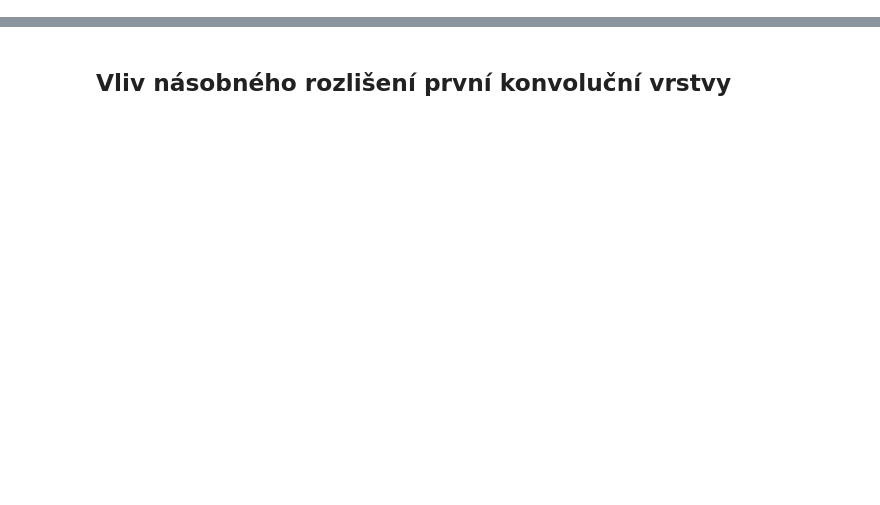
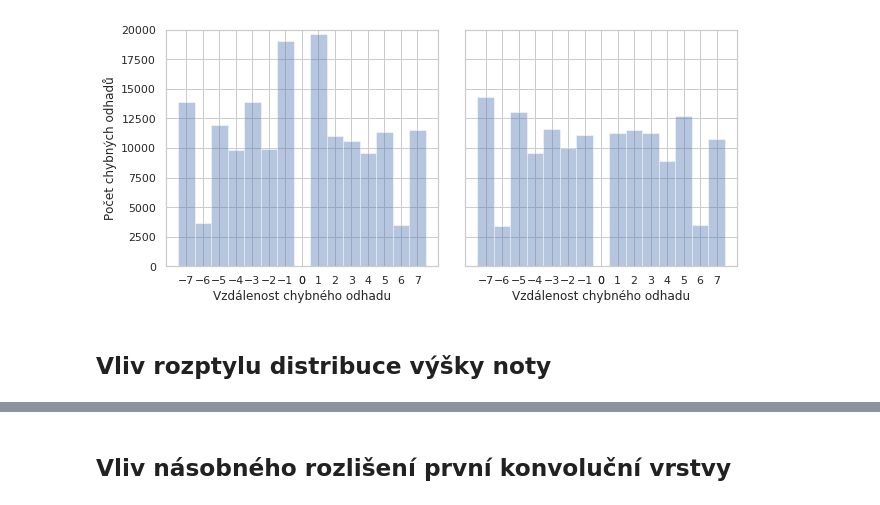
Before and after one commit to kukas/music-transcription, a Jupyter notebook: experiments_summary.ipynb, the cells around one changed output, grey strips where cells are left out. Saved outputs shown, nothing was run; the diff lists cells and outputs as text; code cells hidden in the pictures; blank space fills up the shorter version.

```diff
--- a/experiments_summary.ipynb
+++ b/experiments_summary.ipynb
@@ -54,0 +185,45 @@ plot_data(data, attr_names)
+# %%
+method = "test"
+est_suffix = ".csv"
+
+def get_diffs(path):
+    diffs = []
+    for prefix, split, dataset_name, ref_paths, est_paths in evaluation.paths_iterator(method, path, est_suffix):
+        for filename, (ref_time, ref_freq, est_time, est_freq) in evaluation.load_melody_paths(ref_paths, est_paths):
+            ref_notes = datasets.common.hz_to_midi_safe(ref_freq)
+            est_notes = datasets.common.hz_to_midi_safe(np.abs(est_freq))
+            diff = (est_notes - ref_notes)[(ref_freq > 0) & (est_freq > 0)]
+            filtered_diff = diff[np.abs(diff) > 0.5]
+            diffs.append(filtered_diff)
+    return diffs
+
+diffs1 = get_diffs(paths[2])
+diffs2 = get_diffs(paths[5])
+# %%
+sns.set(rc={'figure.figsize': (9, 4)})
+sns.set(style="whitegrid")
+fig, axs = plt.subplots(ncols=2)
+# ax = fig.add_subplot(111)
+
+bins = np.arange(-7, 9)
+midbins = bins - 0.5
+bins[-1] = 0
+axs[0].set_ylim(0, 20000)
+axs[1].set_ylim(0, 20000)
+axs[1].yaxis.set_ticklabels([])
+axs[0].set_xticks(bins)
+axs[1].set_xticks(bins)
+
+plt.tight_layout()
+axs[0].set_xlabel("Vzdálenost chybného odhadu")
+axs[1].set_xlabel("Vzdálenost chybného odhadu")
+axs[0].set_ylabel("Počet chybných odhadů")
+
+sns.distplot(np.concatenate(diffs1), kde=False, bins=midbins, ax=axs[0])
+sns.distplot(np.concatenate(diffs2), kde=False, bins=midbins, ax=axs[1])
+
+fig.savefig("figures/crepe_diskretizace_hist.pdf", bbox_inches="tight")
+# %% [output]
+[figure, added]
+# %% [markdown]
+## Vliv rozptylu distribuce výšky noty
```
Also changed, not shown: parts of 37 cells of this notebook, 2 other files.
